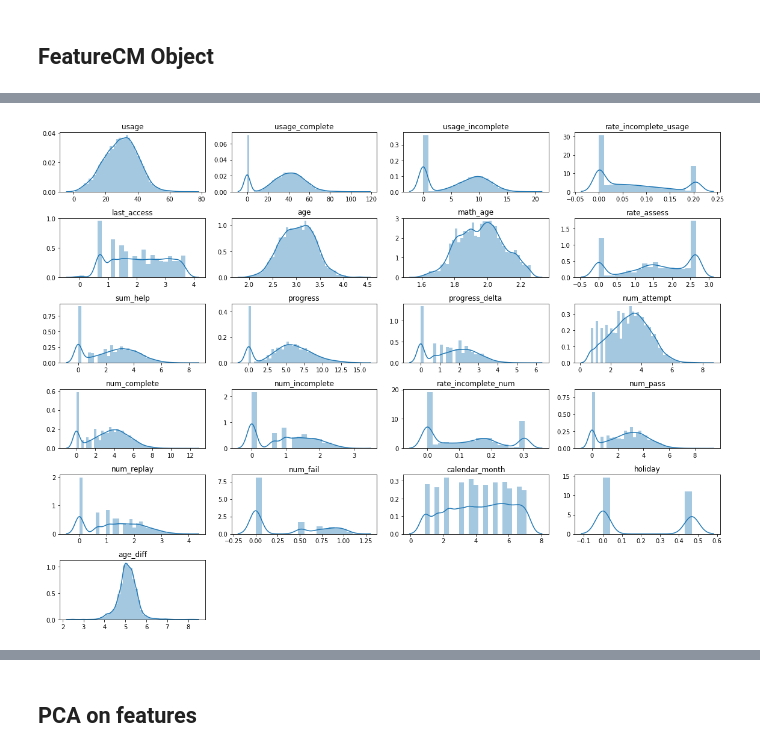
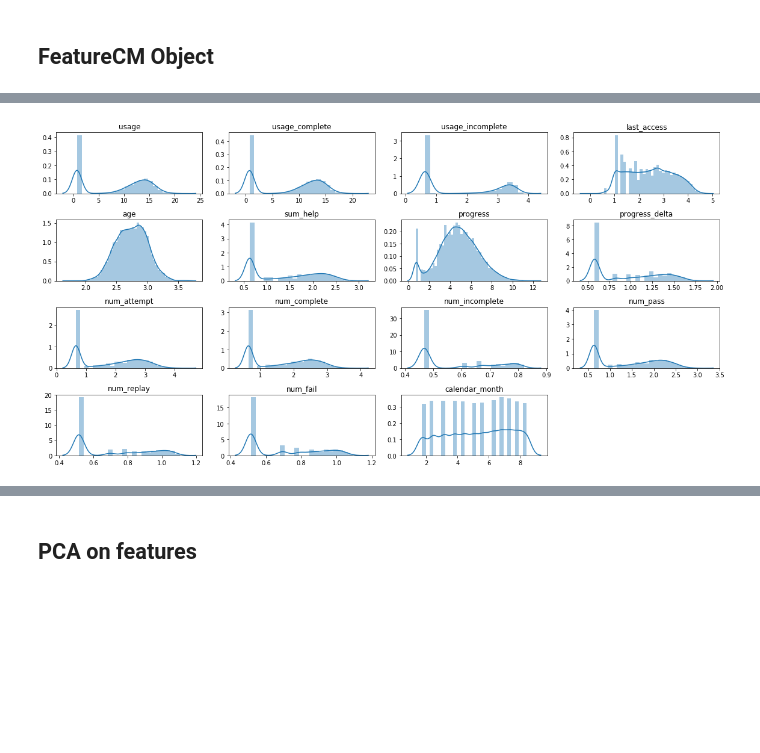
Before and after one commit to vicaws/Whizz, a Jupyter notebook: Code/Churn/Churn/NB_FeatureDefinition.ipynb, the cells around one changed output, grey strips where cells are left out. Saved outputs shown, nothing was run; the diff lists cells and outputs as text; code cells hidden in the pictures; blank space fills up the shorter version.

```diff
--- a/Code/Churn/Churn/NB_FeatureDefinition.ipynb
+++ b/Code/Churn/Churn/NB_FeatureDefinition.ipynb
@@ -75,15 +82,16 @@ feature.add_mark(df_lesson1, df_incomp1)
 # %% [markdown]
 ## FeatureCM Object
 # %%
-cmonth = 2
+cmonth = 46
 ftrCM = FeatureCM(feature, cmonth, df_subspt1, df_pupils, cfg)
 
-#ftrCM.add_usageTime()
-#ftrCM.add_progress()
-#ftrCM.add_age()
-#ftrCM.add_outcome()
+ftrCM.add_usageTime()
+ftrCM.add_progress()
+ftrCM.add_age()
+ftrCM.add_outcome()
 ftrCM.add_mark()
-#ftrCM.add_hardship()
+ftrCM.add_hardship()
+
 #ftrCM.add_mathAge()
 
 df = ftrCM.df_whizz_
@@ -108,24 +120,25 @@ df.head()
 # %%
 df_whizz = pd.DataFrame()
 nmonth = df_subspt1.customer_month.max()
-#nmonth = 2
+#nmonth = 49
 
 warnings.filterwarnings('ignore')
 for cmonth in tqdm(range(1, nmonth+1)):
 
-    ftrCM = FeatureCM(feature, cmonth, df_subspt1, cfg)
-    if ftrCM.df_whizz_.empty:
-        continue
+    ftrCM = FeatureCM(feature, cmonth, df_subspt1, df_pupils, cfg, verbose=False)
+
     ftrCM.add_usageTime()
     ftrCM.add_progress()
     ftrCM.add_age()
     ftrCM.add_outcome()
-    ftrCM.add_score()
     ftrCM.add_hardship()
-    ftrCM.add_mathAge()
+    ftrCM.add_mark()
+    #ftrCM.add_mathAge()
 
     df = ftrCM.df_whizz_
 
     df_whizz = pd.concat([df_whizz, df], axis=0)
 warnings.filterwarnings('default')
+
+df_whizz.head()
 # %% [output]
@@ -149,16 +169,14 @@ from scipy.stats import boxcox
 import seaborn as sns
 import mglearn
 
-ftr_list = ['usage', 'usage_complete', 'usage_incomplete', 'rate_incomplete_usage',
+ftr_list = ['usage', 'usage_complete', 'usage_incomplete',
             'last_access',
-            'age', 'math_age',
-            'rate_assess', 'sum_help',
+            'age',
+            'sum_help',
             'progress', 'progress_delta',
-            'num_attempt',  'num_complete', 'num_incomplete', 'rate_incomplete_num',
+            'num_attempt',  'num_complete', 'num_incomplete',
             'num_pass', 'num_replay', 'num_fail',
-            'calendar_month',
-            'holiday',
-            'age_diff'
+            'calendar_month'
            ]
 ftr_list_nontransform = ['age', 'math_age', 'age_diff']
 #ftr_list = ['usage', 'progress']
@@ -168,35 +186,35 @@ X = []
 Xt = []
 
 n_col = 4
 n_ftr = len(ftr_list)
 n_row = n_ftr // n_col
 n_row +=  n_ftr % n_col
 pos = range(1, n_ftr+1)
 
 fig = plt.figure(figsize=(4*n_col,2*n_row))
 for i, ftr in enumerate(ftr_list):
     ax = fig.add_subplot(n_row, n_col, pos[i])
-    x = df_whizz1[ftr].values+1
+    x = df_whizz1[ftr].values+2
 
     if ftr in ftr_list_nontransform:
         sns.distplot(x)
         ax.set_title(ftr)
     else:
         if ftr == 'age_diff':
             x += 10
         xt,_ = boxcox(x)
         Xt.append(xt)
         sns.distplot(xt)
         ax.set_title(ftr)
 
     X.append(x)
 plt.tight_layout()
 
 X = np.array(X).transpose()
 Xt = np.array(Xt).transpose()
 y = df_whizz1.churn.values
 # %% [output]
-[figure, old version]
+[figure, new version]
 # %%
 utility.plotlib.feature_correlation(df_whizz1[ftr_list])
 # %% [output]
```
Also changed, not shown: parts of 8 cells of this notebook, 6 other files.
